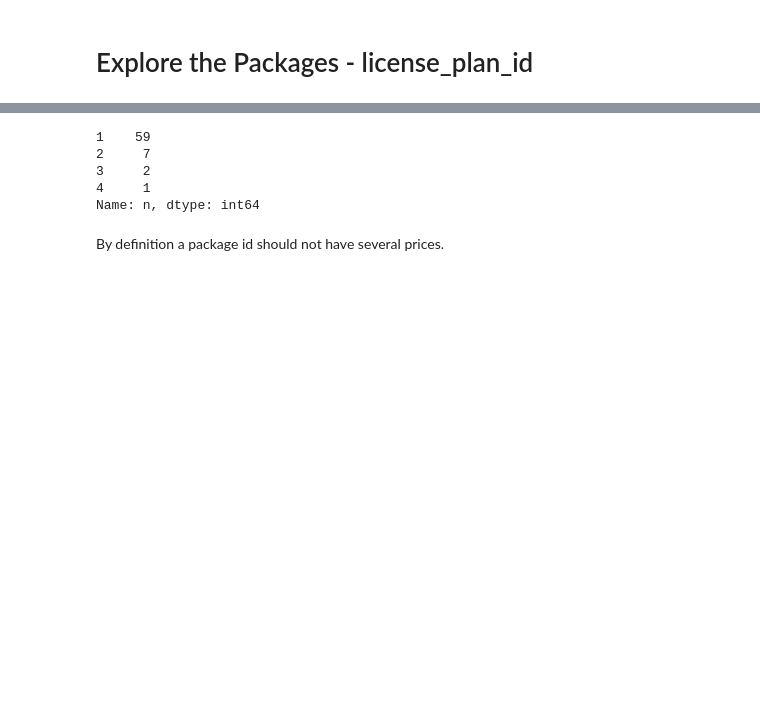
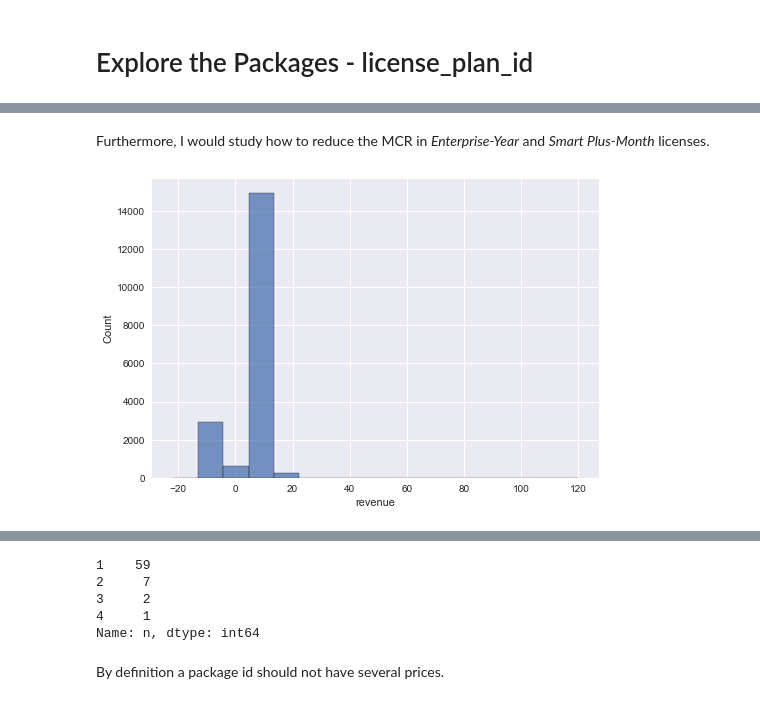
Before and after one commit to aldamepi/BI-web-subscriptions, a Jupyter notebook: testTask_data-amengual-aug22.ipynb, the cells around one changed output, grey strips where cells are left out. Cells and saved outputs as stored; diff of their text form; code cells hidden in the pictures; blank space fills up the shorter version.

```diff
--- a/testTask_data-amengual-aug22.ipynb
+++ b/testTask_data-amengual-aug22.ipynb
@@ -2515,0 +2664,2 @@ packages = subs[subs.billing_period != 'trial'].pivot_table(values = 'billing_pl
+# %% [markdown]
+Furthermore, I would study how to reduce the MCR in _Enterprise-Year_ and _Smart Plus-Month_ licenses.
@@ -2515,0 +2668,4 @@ packages = subs[subs.billing_period != 'trial'].pivot_table(values = 'billing_pl
+# %%
+sns.histplot(customer.revenue[(customer.license_name == 'enterprise') & (customer.billing_period == 'month')]);
+# %% [output]
+[figure, added]
```
Also changed, not shown: parts of 308 cells of this notebook.
